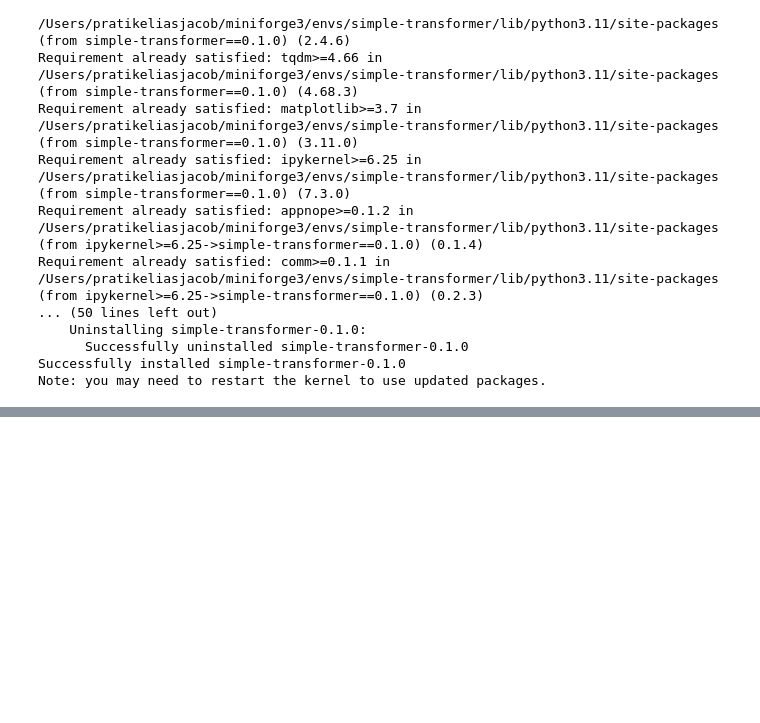
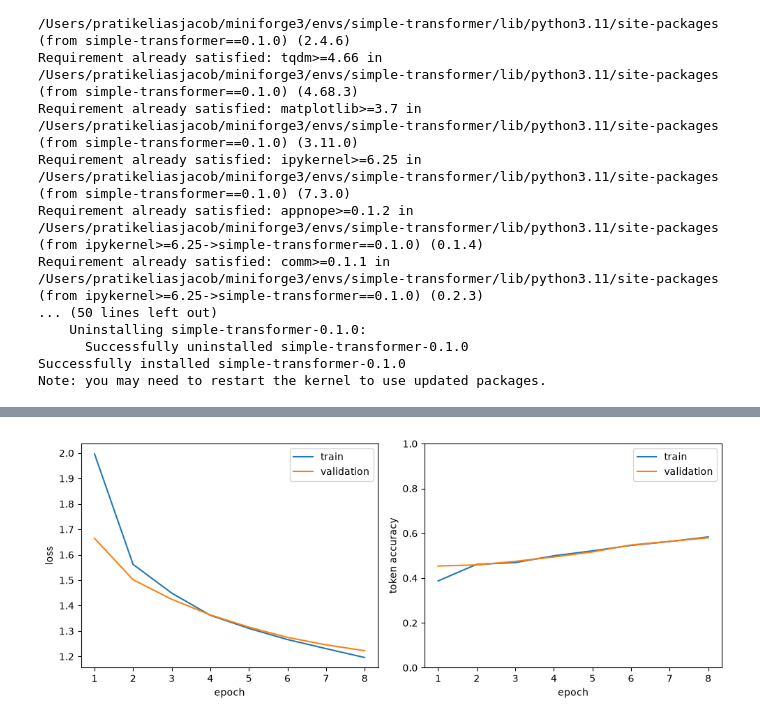
Before and after one commit to pratikej/simple-transformer, a Jupyter notebook: notebooks/experiment.ipynb, the cells around one changed output, grey strips where cells are left out. Drawn from its saved outputs; the diff is of its cells as text; code cells hidden in the pictures; blank space fills up the shorter version.

Commit message:
Training Code

```diff
--- a/notebooks/experiment.ipynb
+++ b/notebooks/experiment.ipynb
@@ -27,6 +33,7 @@ from simple_transformer.model import SimpleTransformerLM, count_parameters
 # %%
+device = "cuda" if torch.cuda.is_available() else "cpu"
 print(torch.__version__)
-print(torch.cuda.is_available())
+print(device)
 
 if torch.cuda.is_available():
     print(torch.cuda.get_device_name(0))
@@ -101,0 +127,16 @@ parameters: 1,068,160
+# %%
+def print_epoch(epoch, train, validation):
+    print(
+        f"epoch {epoch:02d} | "
+        f"train loss {train.loss:.4f} acc {train.accuracy:.3f} | "
+        f"val loss {validation.loss:.4f} acc {validation.accuracy:.3f} | "
+        f"lr {train.learning_rate:.2e}"
+    )
+
+history = fit(
+    model,
+    train_loader,
+    val_loader,
+    train_config,
+    on_epoch=print_epoch,
+)
@@ -101,0 +152,21 @@ parameters: 1,068,160
+# %%
+epochs = range(1, len(history.train) + 1)
+
+plt.figure(figsize=(10, 4))
+plt.subplot(1, 2, 1)
+plt.plot(epochs, [metrics.loss for metrics in history.train], label="train")
+plt.plot(epochs, [metrics.loss for metrics in history.validation], label="validation")
+plt.xlabel("epoch")
+plt.ylabel("loss")
+plt.legend()
+
+plt.subplot(1, 2, 2)
+plt.plot(epochs, [metrics.accuracy for metrics in history.train], label="train")
+plt.plot(epochs, [metrics.accuracy for metrics in history.validation], label="validation")
+plt.xlabel("epoch")
+plt.ylabel("token accuracy")
+plt.ylim(0, 1)
+plt.legend()
+plt.tight_layout()
+# %% [output]
+[figure, added]
```
Also changed, not shown: parts of 8 cells of this notebook, 6 other files.
